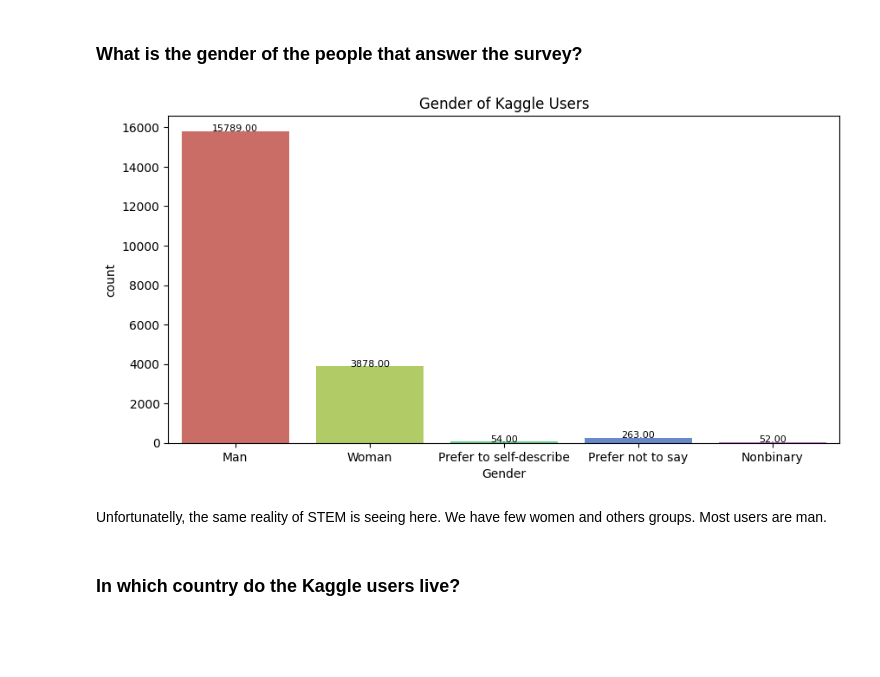
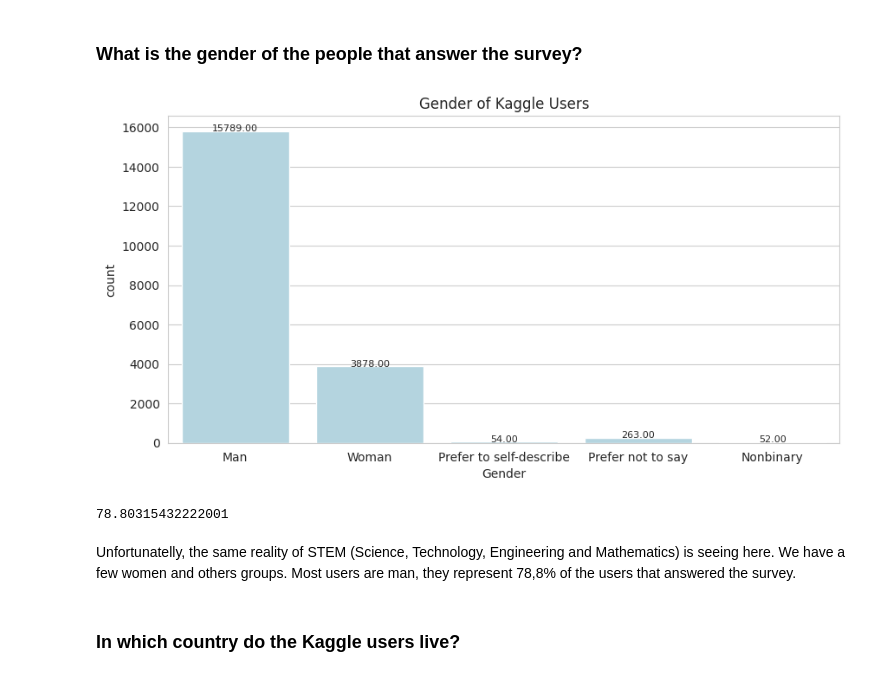
Before and after one commit to Gabrielle-Ribeiro/kaggle-survey-2020, a Jupyter notebook: Kaggle_Machine_Learning_and_Data_Science_Survey_2020.ipynb, the cells around one changed output. Cells and saved outputs as stored; diff of their text form; code cells hidden in the pictures; blank space fills up the shorter version.

```diff
--- a/Kaggle_Machine_Learning_and_Data_Science_Survey_2020.ipynb
+++ b/Kaggle_Machine_Learning_and_Data_Science_Survey_2020.ipynb
@@ -62,7 +68,8 @@ print(str(len(df)) + ' users.')
 # %%
 plt.figure(figsize=(10,5), dpi=100)
 
-ax = sns.countplot(data=df.sort_values('Q1'), x='Q1', palette='hls')
+sns.set_style('whitegrid')
+ax = sns.countplot(data=df.sort_values('Q1'), x='Q1', color='lightblue')
 plt.title('Age of Kaggle Users')
 plt.xlabel('Ages')
 
@@ -78,18 +89,22 @@ Kaggle users are young people. The age range that concetrates most people is bet
 # %%
 plt.figure(figsize=(10,5), dpi=100)
 
-ax = sns.countplot(data=df, x='Q2', palette='hls')
+ax = sns.countplot(data=df, x='Q2', color='lightblue')
 
 plt.title('Gender of Kaggle Users')
 plt.xlabel('Gender')
 
 display_bar_values(ax, 'v')
 
 plt.show()
 # %% [output]
-[figure, old version]
+[figure, new version]
+# %%
+15789 * 100 / 20036
+# %% [output]
+78.80315432222001
 # %% [markdown]
-Unfortunatelly, the same reality of STEM is seeing here. We have few women and others groups. Most users are man.
+Unfortunatelly, the same reality of STEM (Science, Technology, Engineering and Mathematics) is seeing here. We have a few women and others groups. Most users are man, they represent 78,8% of the users that answered the survey.
 # %% [markdown]
 ### In which country do the Kaggle users live?
 # %%
```
Also changed, not shown: parts of 55 cells of this notebook.
